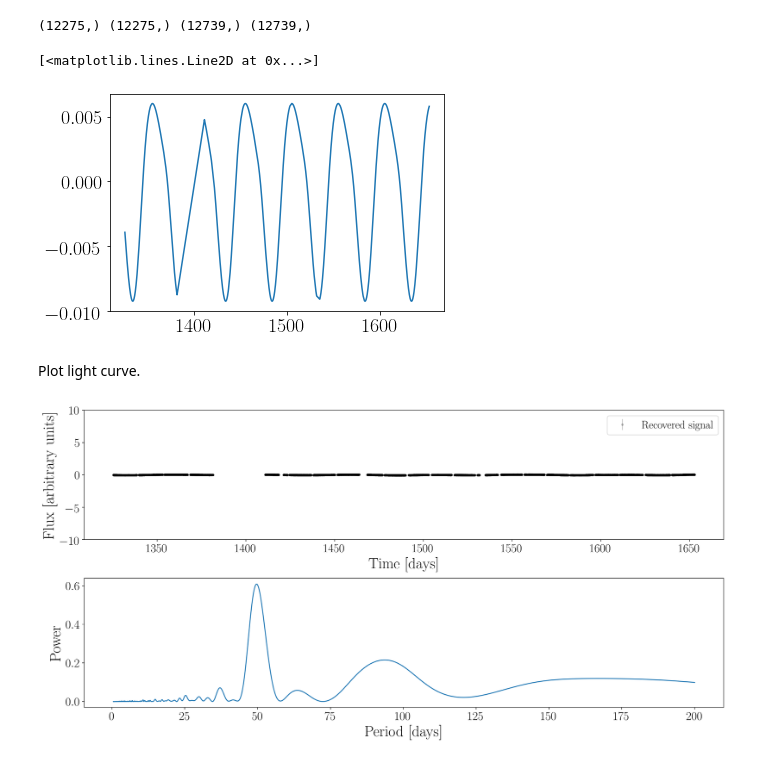
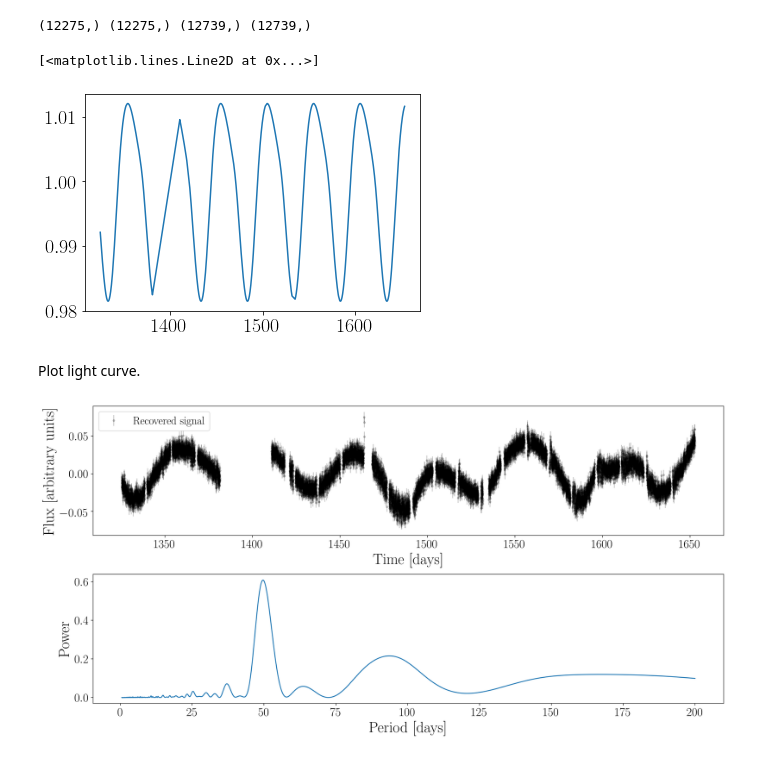
Before and after one commit to RuthAngus/TESS-rotation, a Jupyter notebook: code/notebooks/Injection_grid.ipynb, the cells around one changed output. Cells and saved outputs as stored; diff of their text form; code cells hidden in the pictures.

```diff
--- a/code/notebooks/Injection_grid.ipynb
+++ b/code/notebooks/Injection_grid.ipynb
@@ -235,3 +138,0 @@ period, amplitude = 50, 3
-# %%
-with suppress_stdout():
-    itime, isignal = tr.inject_signal(ticid, period, amplitude, baseline, tesscut_path, 14)
@@ -300,10 +297,10 @@ print(np.shape(time), np.shape(flux), np.shape(itime), np.shape(isignal))
 (12275,) (12275,) (12739,) (12739,)
 # %%
 med = np.median(isignal)
-plt.plot(itime, isignal/med - 1)
+plt.plot(itime, isignal/med*2 - 1)
 # %% [output]
 [<matplotlib.lines.Line2D at 0x...>]
-[figure, old version]
+[figure, new version]
 # %% [markdown]
 Plot light curve.
 # %%
@@ -312,12 +309,11 @@ ax1 = fig.add_subplot(211)
 xs = np.linspace(min(time), max(time), 1000)
 ax1.errorbar(time, flux-np.polyval(p, time), yerr=flux_err, fmt="k.", alpha=.2, label="$\mathrm{Recovered~signal}$", rasterized=True)
 # ax1.plot(xs, 0.05*np.sin(xs*2*np.pi/50), "C1", zorder=10, label="$\mathrm{Injected~signal}$")
-for i in range(len(itime)):
-    ax1.plot(itime[i], isignal[i], "C1")
+# ax1.plot(itime, isignal/med-1, "C1")
 ax1.legend(fontsize=18)
 ax1.set_xlabel("$\mathrm{Time~[days]}$")
 ax1.set_ylabel("$\mathrm{Flux~[arbitrary~units]}$");
-ax1.set_ylim(-10,  10)
+# ax1.set_ylim(-10,  10)
 
 ax2 = fig.add_subplot(212)
 ax2.plot(1./rotate.freq, rotate.power)
@@ -326,4 +322,4 @@ ax2.set_ylabel("$\mathrm{Power}$");
 
 plt.tight_layout()
 # %% [output]
-[figure, old version]
+[figure, new version]
```
Also changed, not shown: parts of 12 cells of this notebook.
